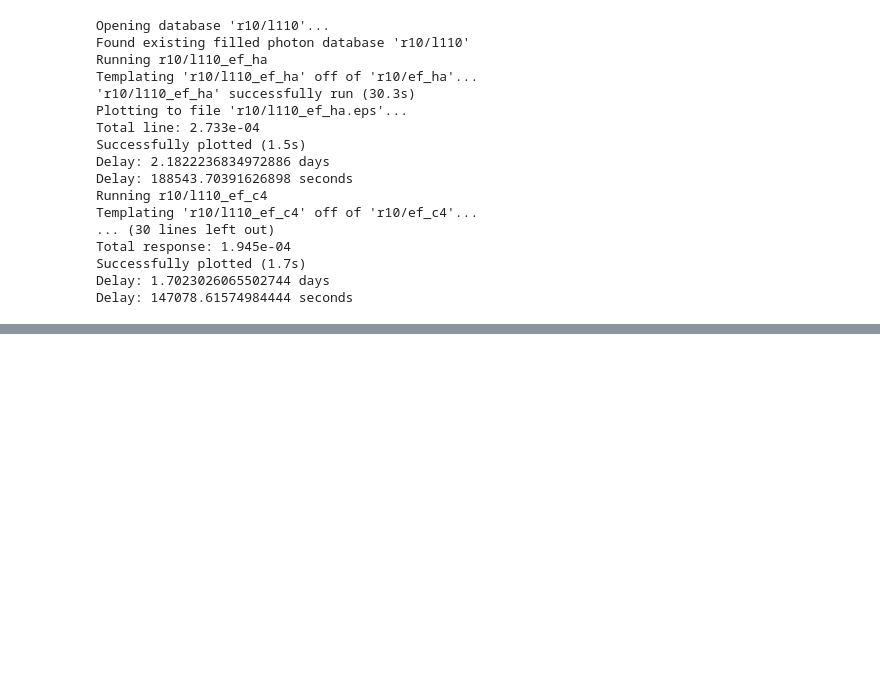
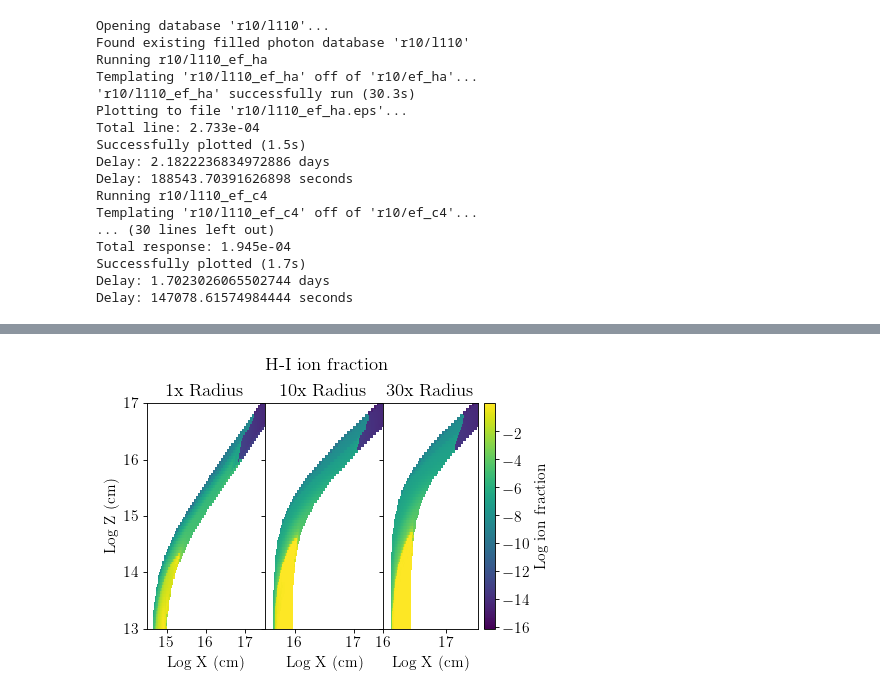
Before and after one commit to smangham/paper_cloudy, a Jupyter notebook: initial_analysis.ipynb, the cells around one changed output, grey strips where cells are left out. Saved outputs shown, nothing was run; the diff lists cells and outputs as text; code cells hidden in the pictures; blank space fills up the shorter version.

```diff
--- a/initial_analysis.ipynb
+++ b/initial_analysis.ipynb
@@ -339,0 +489,18 @@ Unfortunately, when we put the response delays on this gives us *shorter* delays
+# %%
+x_r01, z_r01 = load_grid('r01/')
+x_r10, z_r10 = load_grid('r10/')
+x_r30, z_r30 = load_grid('r30/')
+
+table_h1_r01 = Table.read('r01/l100.ionH1.dat', format='ascii')
+table_h1_r10 = Table.read('r10/l100.ionH1.dat', format='ascii')
+table_h1_r30 = Table.read('r30/l100.ionH1.dat', format='ascii')
+
+plot_dat_many([table_h1_r01, table_h1_r10, table_h1_r30],
+              [x_r01, x_r10, x_r30], [z_r01, z_r10, z_r30],
+              xlims=[(14.5, 17.5), (15.5, 17.5), (16, 17.5)],
+              zlims=[(13, 17), (13, 17), (13, 17)],
+              titles=['1x Radius', '10x Radius', '30x Radius'],
+              title='H-I ion fraction', label='Log ion fraction',
+              shared_y=True, volume=False, shared_cbar=True)
+# %% [output]
+[figure, added]
```
Also changed, not shown: parts of 14 cells of this notebook, 28 other files.
